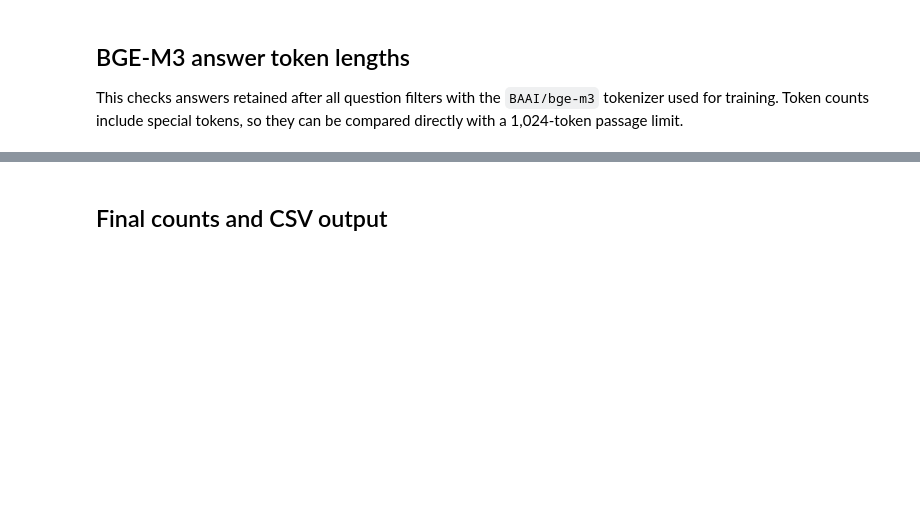
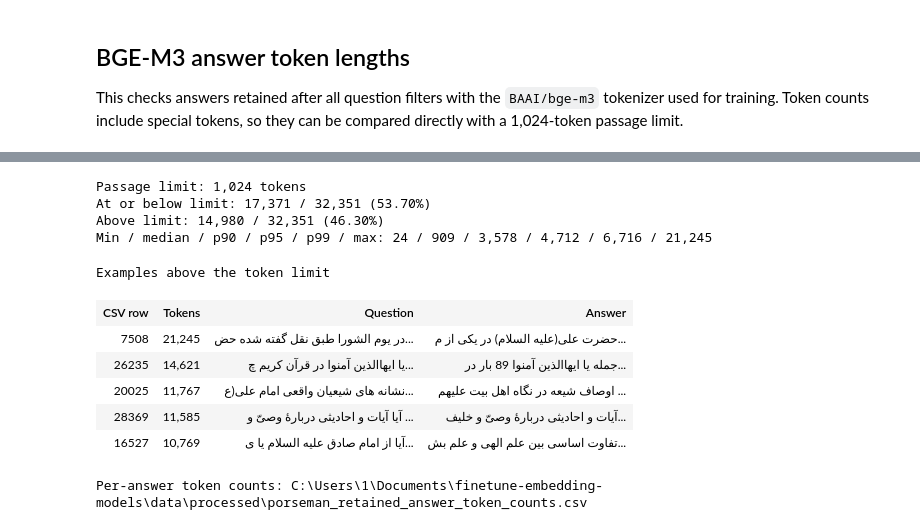
Before and after one commit to AliAhmadi20774/finetune-embedding-models, a Jupyter notebook: notebooks/filter_porseman_questions.ipynb, the cells around one changed output, grey strips where cells are left out. Saved outputs shown, nothing was run; the diff lists cells and outputs as text; code cells hidden in the pictures; blank space fills up the shorter version.

Commit message:
Add stable IDs to filtered Porseman rows

```diff
--- a/notebooks/filter_porseman_questions.ipynb
+++ b/notebooks/filter_porseman_questions.ipynb
@@ -265,21 +289,50 @@ print(f"Empty retained answers excluded: {empty_answer_count:,}")
 # %%
 def percentile(values, percent):
     position = (len(values) - 1) * percent / 100
     lower = int(position)
     upper = min(lower + 1, len(values) - 1)
     return round(values[lower] + (values[upper] - values[lower]) * (position - lower))
 
 within_limit = sum(count <= PASSAGE_TOKEN_LIMIT for count in answer_token_counts)
-over_limit_rows = sorted((row for row in answer_rows if row["_answer_token_count"] > PASSAGE_TOKEN_LIMIT), key=lambda row: row["_answer_token_count"], reverse=True)
+token_count_rows = sorted(answer_rows, key=lambda row: row["_answer_token_count"], reverse=True)
+over_limit_rows = [row for row in token_count_rows if row["_answer_token_count"] > PASSAGE_TOKEN_LIMIT]
 
 print(f"Passage limit: {PASSAGE_TOKEN_LIMIT:,} tokens")
 print(f"At or below limit: {within_limit:,} / {len(answer_rows):,} ({within_limit / len(answer_rows):.2%})")
 print(f"Above limit: {len(over_limit_rows):,} / {len(answer_rows):,} ({len(over_limit_rows) / len(answer_rows):.2%})")
 print(f"Min / median / p90 / p95 / p99 / max: {answer_token_counts[0]:,} / {percentile(answer_token_counts, 50):,} / {percentile(answer_token_counts, 90):,} / {percentile(answer_token_counts, 95):,} / {percentile(answer_token_counts, 99):,} / {answer_token_counts[-1]:,}")
 
 table_rows = ["<tr><th>CSV row</th><th>Tokens</th><th>Question</th><th>Answer</th></tr>"]
 for row in over_limit_rows[:SAMPLE_SIZE]:
     table_rows.append("<tr><td>{}</td><td>{:,}</td><td>{}</td><td>{}</td></tr>".format(row["_row_number"], row["_answer_token_count"], html.escape(short(row["question"])), html.escape(short(row["content_text"]))))
 display(HTML("<h4>Examples above the token limit</h4><table style='width:100%; text-align:left'>" + "".join(table_rows) + "</table>"))
+
+TOKEN_COUNT_OUTPUT_PATH = globals().get(
+    "TOKEN_COUNT_OUTPUT_PATH",
+    PROJECT_ROOT / "data/processed/porseman_retained_answer_token_counts.csv",
+)
+TOKEN_COUNT_OUTPUT_PATH.parent.mkdir(parents=True, exist_ok=True)
+with TOKEN_COUNT_OUTPUT_PATH.open("w", encoding="utf-8-sig", newline="") as target:
+    writer = csv.DictWriter(target, fieldnames=["csv_row_number", "answer_token_count", "question", "content_text"])
+    writer.writeheader()
+    writer.writerows({
+        "csv_row_number": row["_row_number"],
+        "answer_token_count": row["_answer_token_count"],
+        "question": row["question"],
+        "content_text": row["content_text"],
+    } for row in token_count_rows)
+
+print(f"Per-answer token counts: {TOKEN_COUNT_OUTPUT_PATH}")
+# %% [output]
+Passage limit: 1,024 tokens
+At or below limit: 17,371 / 32,351 (53.70%)
+Above limit: 14,980 / 32,351 (46.30%)
+Min / median / p90 / p95 / p99 / max: 24 / 909 / 3,578 / 4,712 / 6,716 / 21,245
+Examples above the token limit
+| CSV row | Tokens | Question | Answer |
+| 7508 | 21,245 | در یوم الشورا طبق نقل گفته شده حض... | حضرت على(علیه السلام) در یکى از م... |
+| 26235 | 14,621 | یا ایهاالذین آمنوا در قرآن کریم چ... | جمله یا ایهاالذین آمنوا 89 بار در... |
+| 20025 | 11,767 | نشانه های شیعیان واقعی امام علی(ع... | اوصاف شیعه در نگاه اهل بیت علیهم ... |
+| 28369 | 11,585 | آیا آیات و احادیثی دربارۀ وصیّ و ... | آیات و احادیثی دربارۀ وصیّ و خلیف... |
+| 16527 | 10,769 | آیا از امام صادق علیه السلام یا ی... | تفاوت اساسی بین علم الهی و علم بش... |
+Per-answer token counts: C:\Users\1\Documents\finetune-embedding-models\data\processed\porseman_retained_answer_token_counts.csv
-# %% [markdown]
-## Final counts and CSV output
```
Also changed, not shown: parts of 12 cells of this notebook.
